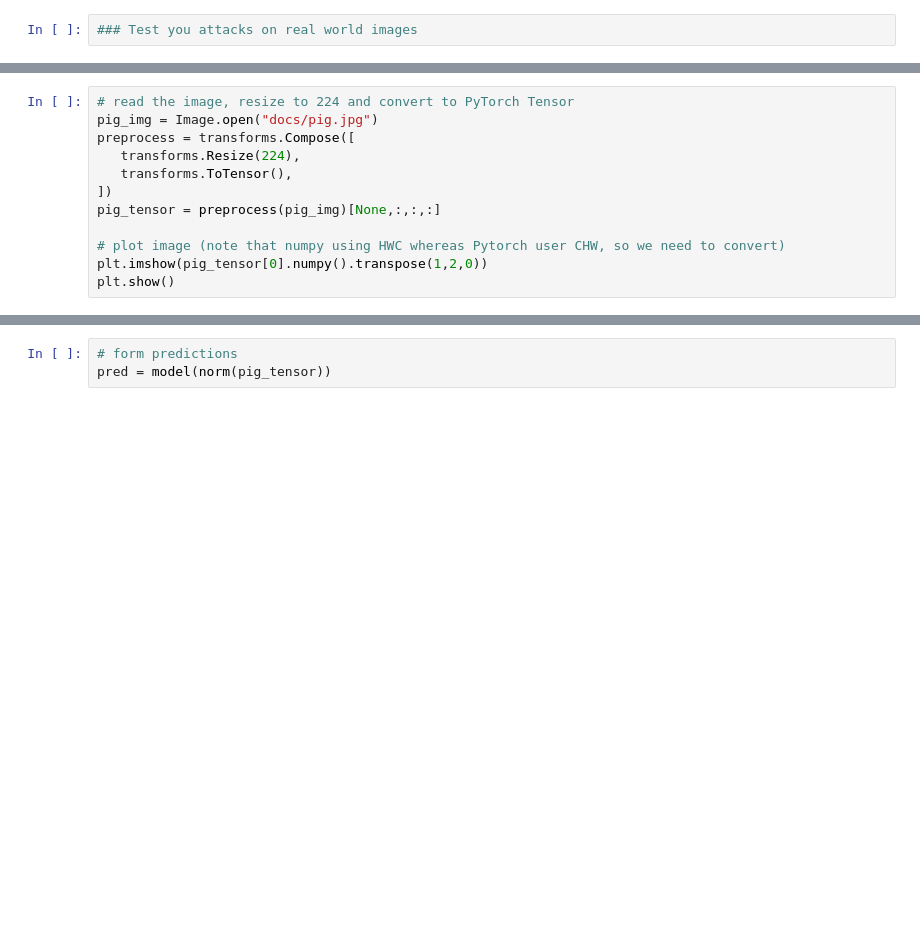
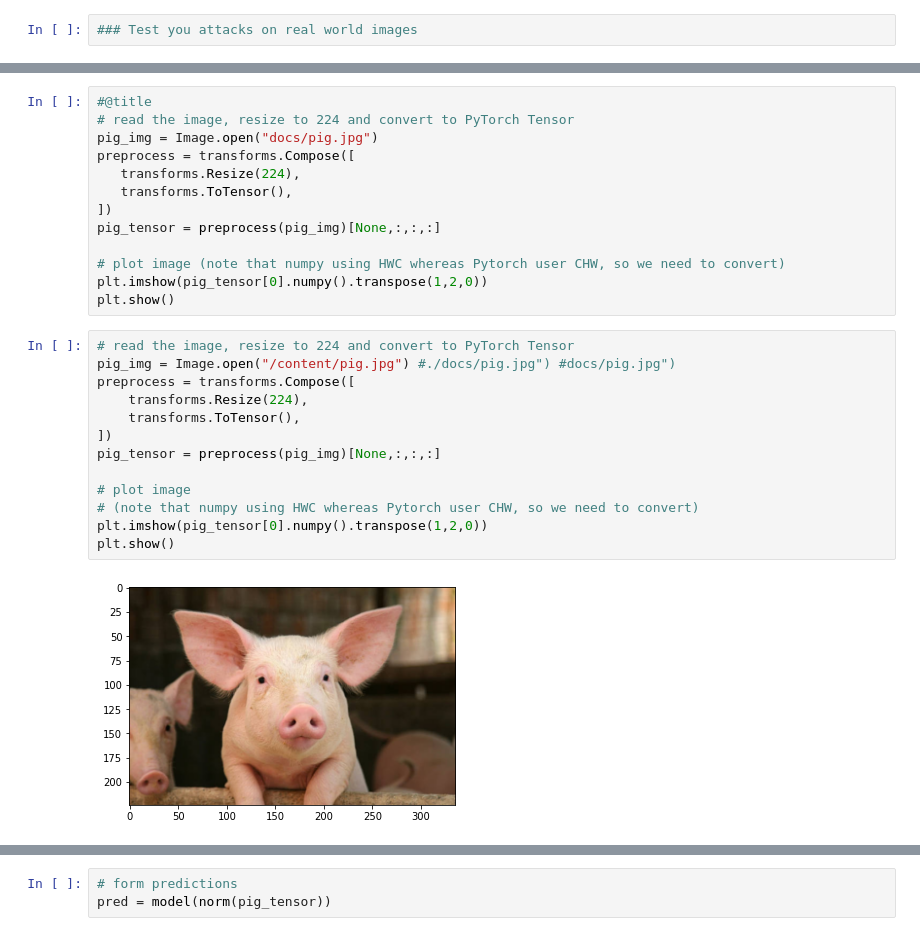
Before and after one commit to neohack22/IASD, a Jupyter notebook: IA/projects/robustness/Notebook_2.ipynb, the cells around one changed output, grey strips where cells are left out. Saved outputs shown, nothing was run; the diff lists cells and outputs as text; blank space fills up the shorter version.

```diff
--- a/IA/projects/robustness/Notebook_2.ipynb
+++ b/IA/projects/robustness/Notebook_2.ipynb
@@ -443,4 +472,5 @@ The normal strategy for image classification in PyTorch is to first transform th
 # %%
+#@title
 # read the image, resize to 224 and convert to PyTorch Tensor
 pig_img = Image.open("docs/pig.jpg")
 preprocess = transforms.Compose([
@@ -452,3 +482,18 @@ pig_tensor = preprocess(pig_img)[None,:,:,:]
 # plot image (note that numpy using HWC whereas Pytorch user CHW, so we need to convert)
 plt.imshow(pig_tensor[0].numpy().transpose(1,2,0))
 plt.show()
+# %%
+# read the image, resize to 224 and convert to PyTorch Tensor
+pig_img = Image.open("/content/pig.jpg") #./docs/pig.jpg") #docs/pig.jpg")
+preprocess = transforms.Compose([
+    transforms.Resize(224),
+    transforms.ToTensor(),
+])
+pig_tensor = preprocess(pig_img)[None,:,:,:]
+
+# plot image
+# (note that numpy using HWC whereas Pytorch user CHW, so we need to convert)
+plt.imshow(pig_tensor[0].numpy().transpose(1,2,0))
+plt.show()
+# %% [output]
+[figure, added]
```
Also changed, not shown: parts of 13 cells of this notebook.
